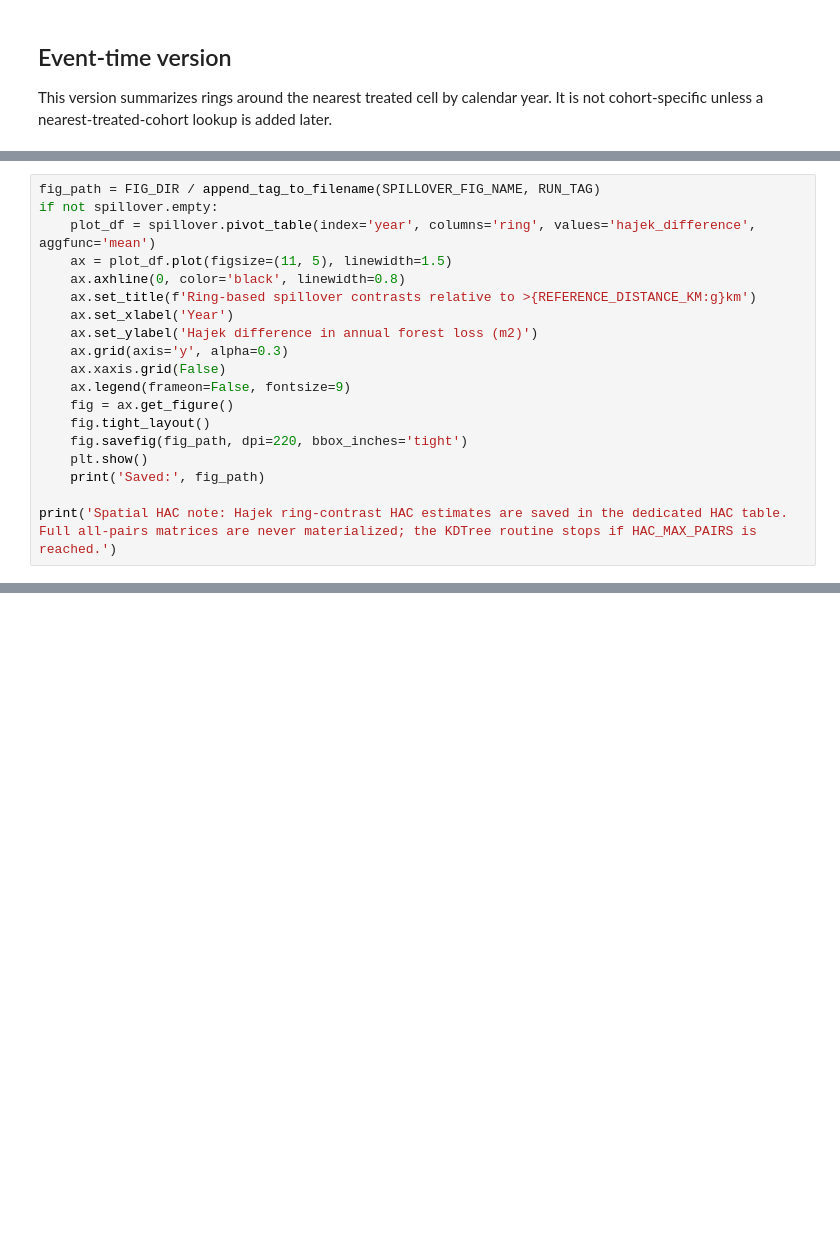
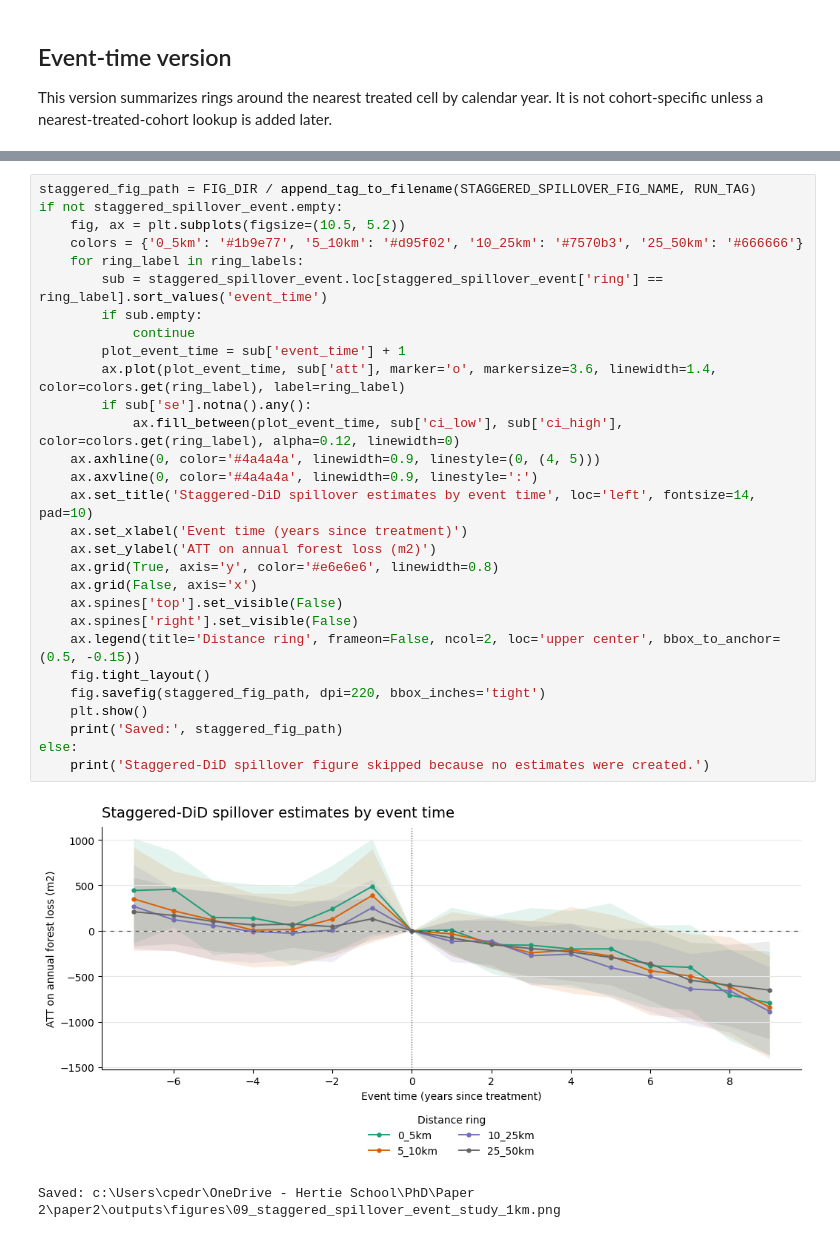
Before and after one commit to cpj97/paper2, a Jupyter notebook: notebooks/09_spillover_estimation.ipynb, the cells around one changed output, grey strips where cells are left out. Drawn from its saved outputs; the diff is of its cells as text; blank space fills up the shorter version.

```diff
--- a/notebooks/09_spillover_estimation.ipynb
+++ b/notebooks/09_spillover_estimation.ipynb
@@ -147,19 +183,0 @@ print(event_summary.to_string(index=False))
-# %%
-fig_path = FIG_DIR / append_tag_to_filename(SPILLOVER_FIG_NAME, RUN_TAG)
-if not spillover.empty:
-    plot_df = spillover.pivot_table(index='year', columns='ring', values='hajek_difference', aggfunc='mean')
-    ax = plot_df.plot(figsize=(11, 5), linewidth=1.5)
-    ax.axhline(0, color='black', linewidth=0.8)
-    ax.set_title(f'Ring-based spillover contrasts relative to >{REFERENCE_DISTANCE_KM:g}km')
-    ax.set_xlabel('Year')
-    ax.set_ylabel('Hajek difference in annual forest loss (m2)')
-    ax.grid(axis='y', alpha=0.3)
-    ax.xaxis.grid(False)
-    ax.legend(frameon=False, fontsize=9)
-    fig = ax.get_figure()
-    fig.tight_layout()
-    fig.savefig(fig_path, dpi=220, bbox_inches='tight')
-    plt.show()
-    print('Saved:', fig_path)
-
-print('Spatial HAC note: Hajek ring-contrast HAC estimates are saved in the dedicated HAC table. Full all-pairs matrices are never materialized; the KDTree routine stops if HAC_MAX_PAIRS is reached.')
@@ -165,0 +284,32 @@ print('Spatial HAC note: Hajek ring-contrast HAC estimates are saved in the dedi
+# %%
+staggered_fig_path = FIG_DIR / append_tag_to_filename(STAGGERED_SPILLOVER_FIG_NAME, RUN_TAG)
+if not staggered_spillover_event.empty:
+    fig, ax = plt.subplots(figsize=(10.5, 5.2))
+    colors = {'0_5km': '#1b9e77', '5_10km': '#d95f02', '10_25km': '#7570b3', '25_50km': '#666666'}
+    for ring_label in ring_labels:
+        sub = staggered_spillover_event.loc[staggered_spillover_event['ring'] == ring_label].sort_values('event_time')
+        if sub.empty:
+            continue
+        plot_event_time = sub['event_time'] + 1
+        ax.plot(plot_event_time, sub['att'], marker='o', markersize=3.6, linewidth=1.4, color=colors.get(ring_label), label=ring_label)
+        if sub['se'].notna().any():
+            ax.fill_between(plot_event_time, sub['ci_low'], sub['ci_high'], color=colors.get(ring_label), alpha=0.12, linewidth=0)
+    ax.axhline(0, color='#4a4a4a', linewidth=0.9, linestyle=(0, (4, 5)))
+    ax.axvline(0, color='#4a4a4a', linewidth=0.9, linestyle=':')
+    ax.set_title('Staggered-DiD spillover estimates by event time', loc='left', fontsize=14, pad=10)
+    ax.set_xlabel('Event time (years since treatment)')
+    ax.set_ylabel('ATT on annual forest loss (m2)')
+    ax.grid(True, axis='y', color='#e6e6e6', linewidth=0.8)
+    ax.grid(False, axis='x')
+    ax.spines['top'].set_visible(False)
+    ax.spines['right'].set_visible(False)
+    ax.legend(title='Distance ring', frameon=False, ncol=2, loc='upper center', bbox_to_anchor=(0.5, -0.15))
+    fig.tight_layout()
+    fig.savefig(staggered_fig_path, dpi=220, bbox_inches='tight')
+    plt.show()
+    print('Saved:', staggered_fig_path)
+else:
+    print('Staggered-DiD spillover figure skipped because no estimates were created.')
+# %% [output]
+[figure, added]
+Saved: c:\Users\cpedr\OneDrive - Hertie School\PhD\Paper 2\paper2\outputs\figures\09_staggered_spillover_event_study_1km.png
```
Also changed, not shown: parts of 11 cells of this notebook, 28 other files.
